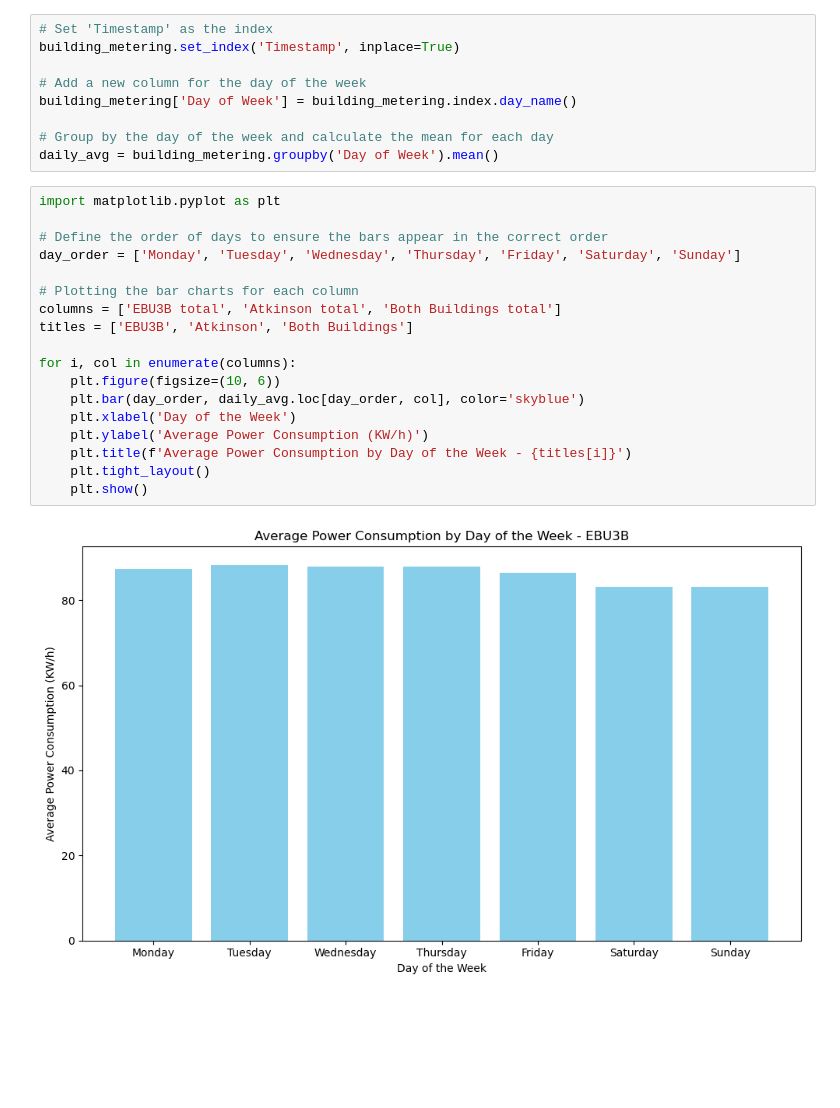
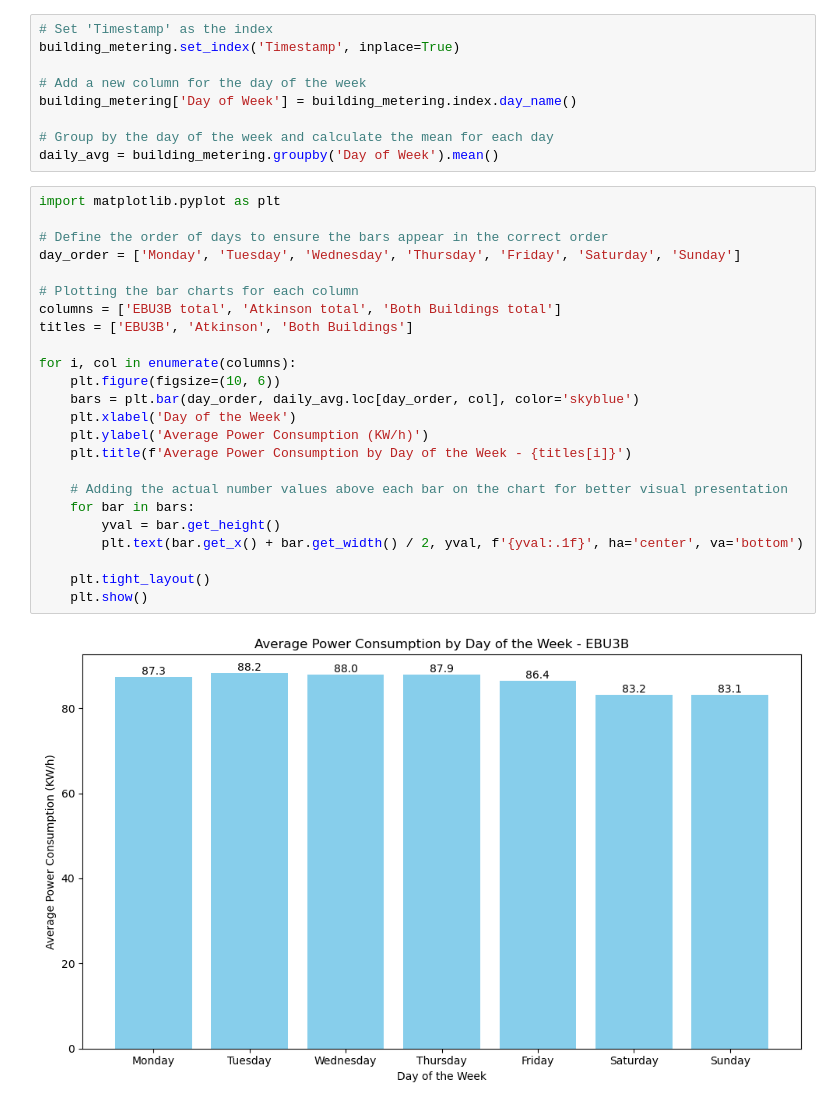
Before and after one commit to matthew-vaught/smart-plug-research, a Jupyter notebook: Data Visualization Notebooks/Data Visualizations - Day of the Week Analysis for Building Metering.ipynb, the cells around one changed output. Cells and saved outputs as stored; diff of their text form; blank space fills up the shorter version.

Commit message:
Committing all recent changes, I just added numbers onto some bar graphs, created a few new visualizations

```diff
--- a/Data Visualization Notebooks/Data Visualizations - Day of the Week Analysis for Building Metering.ipynb
+++ b/Data Visualization Notebooks/Data Visualizations - Day of the Week Analysis for Building Metering.ipynb
@@ -46,20 +46,26 @@ daily_avg = building_metering.groupby('Day of Week').mean()
 # %%
 import matplotlib.pyplot as plt
 
 # Define the order of days to ensure the bars appear in the correct order
 day_order = ['Monday', 'Tuesday', 'Wednesday', 'Thursday', 'Friday', 'Saturday', 'Sunday']
 
 # Plotting the bar charts for each column
 columns = ['EBU3B total', 'Atkinson total', 'Both Buildings total']
 titles = ['EBU3B', 'Atkinson', 'Both Buildings']
 
 for i, col in enumerate(columns):
     plt.figure(figsize=(10, 6))
-    plt.bar(day_order, daily_avg.loc[day_order, col], color='skyblue')
+    bars = plt.bar(day_order, daily_avg.loc[day_order, col], color='skyblue')
     plt.xlabel('Day of the Week')
     plt.ylabel('Average Power Consumption (KW/h)')
     plt.title(f'Average Power Consumption by Day of the Week - {titles[i]}')
+
+    # Adding the actual number values above each bar on the chart for better visual presentation
+    for bar in bars:
+        yval = bar.get_height()
+        plt.text(bar.get_x() + bar.get_width() / 2, yval, f'{yval:.1f}', ha='center', va='bottom')
+
     plt.tight_layout()
     plt.show()
 # %% [output]
-[figure, old version]
+[figure, new version]
```
Also changed, not shown: parts of 1 cell of this notebook, 7 other files.
